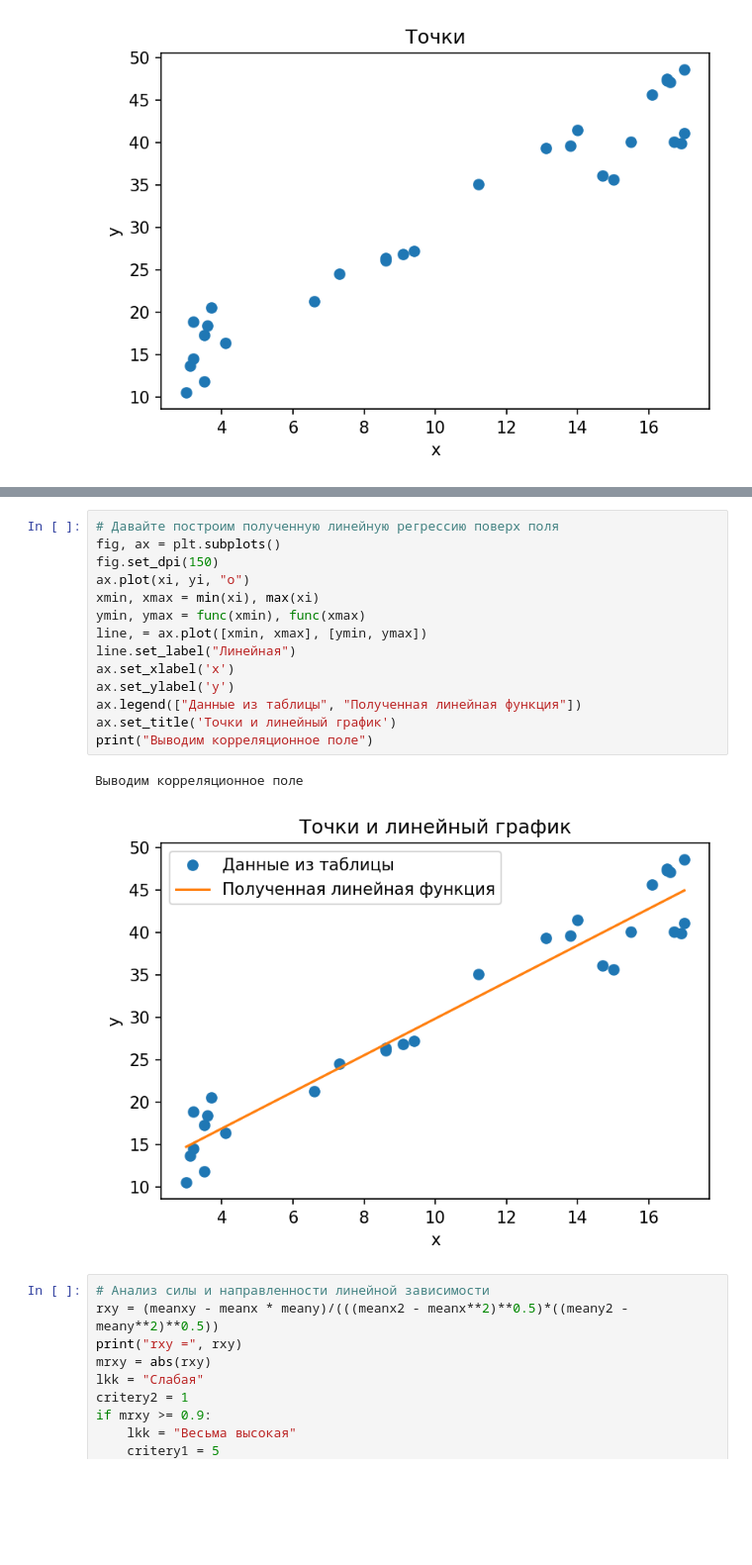
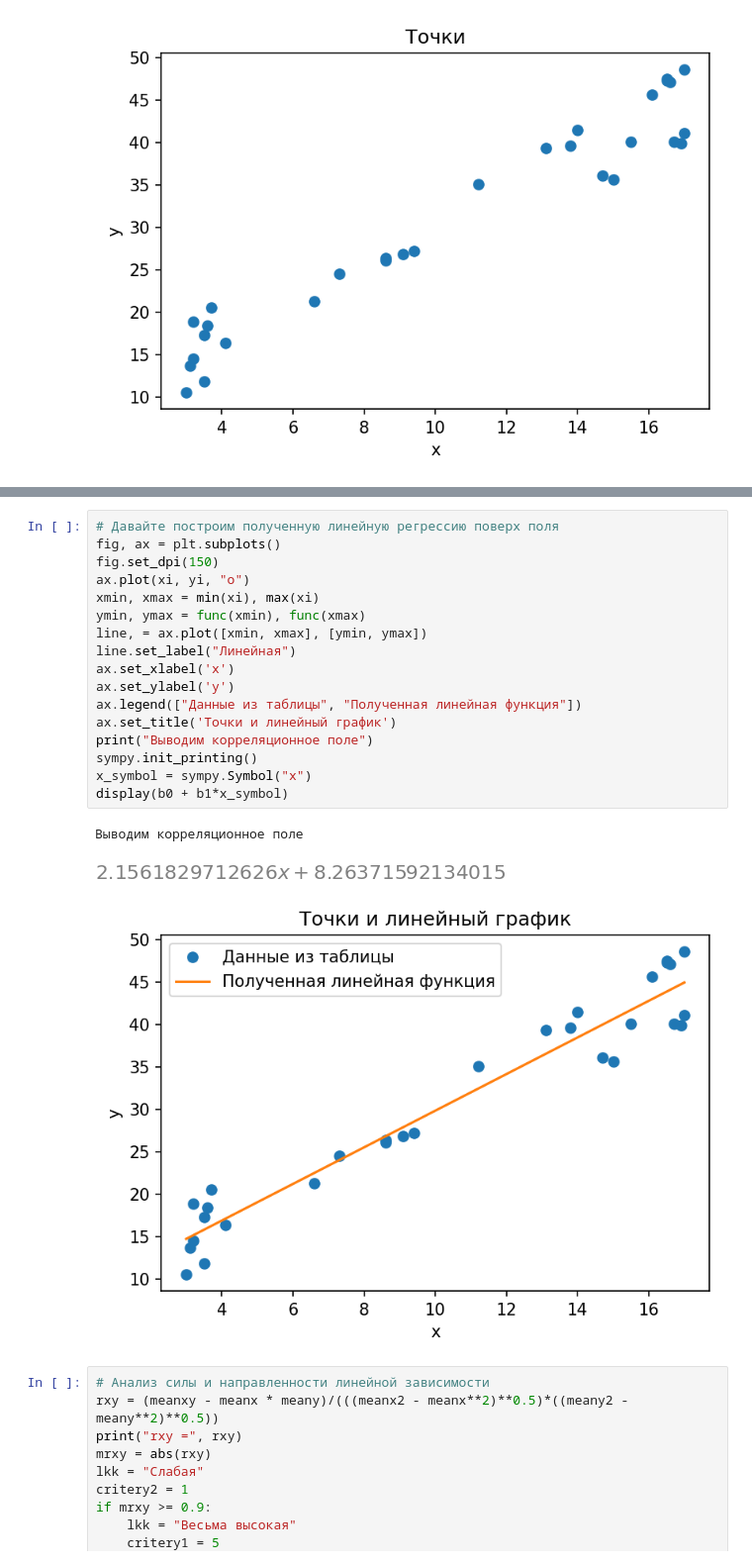
Before and after one commit to TheDeaX-Lab/econometric_lab2, a Jupyter notebook: test_linear.ipynb, the cells around one changed output, grey strips where cells are left out. Shown at 99% size. Drawn from its saved outputs; the diff is of its cells as text; blank space fills up the shorter version.

```diff
--- a/test_linear.ipynb
+++ b/test_linear.ipynb
@@ -134,20 +134,24 @@ display(
 # %%
 # Давайте построим полученную линейную регрессию поверх поля
 fig, ax = plt.subplots()
 fig.set_dpi(150)
 ax.plot(xi, yi, "o")
 xmin, xmax = min(xi), max(xi)
 ymin, ymax = func(xmin), func(xmax)
 line, = ax.plot([xmin, xmax], [ymin, ymax])
 line.set_label("Линейная")
 ax.set_xlabel('x')
 ax.set_ylabel('y')
 ax.legend(["Данные из таблицы", "Полученная линейная функция"])
 ax.set_title('Точки и линейный график')
 print("Выводим корреляционное поле")
+sympy.init_printing()
+x_symbol = sympy.Symbol("x")
+display(b0 + b1*x_symbol)
 # %% [output]
 Выводим корреляционное поле
-[figure, old version]
+[figure, new version]
+[figure, added]
 # %%
 # Анализ силы и направленности линейной зависимости
 rxy = (meanxy - meanx * meany)/(((meanx2 - meanx**2)**0.5)*((meany2 - meany**2)**0.5))
```
Also changed, not shown: parts of 4 cells of this notebook, 2 other files.
